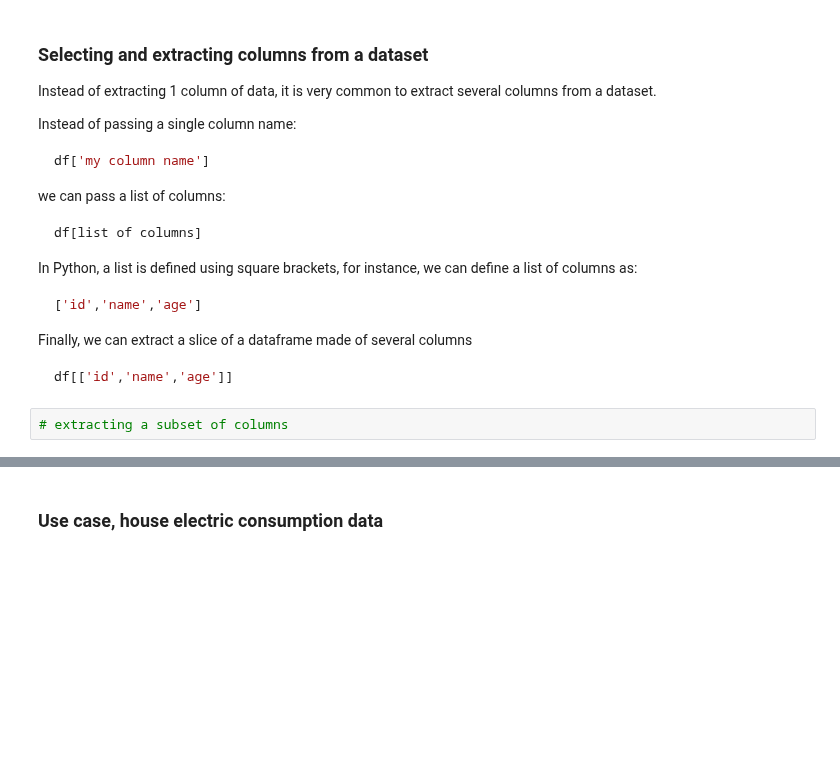
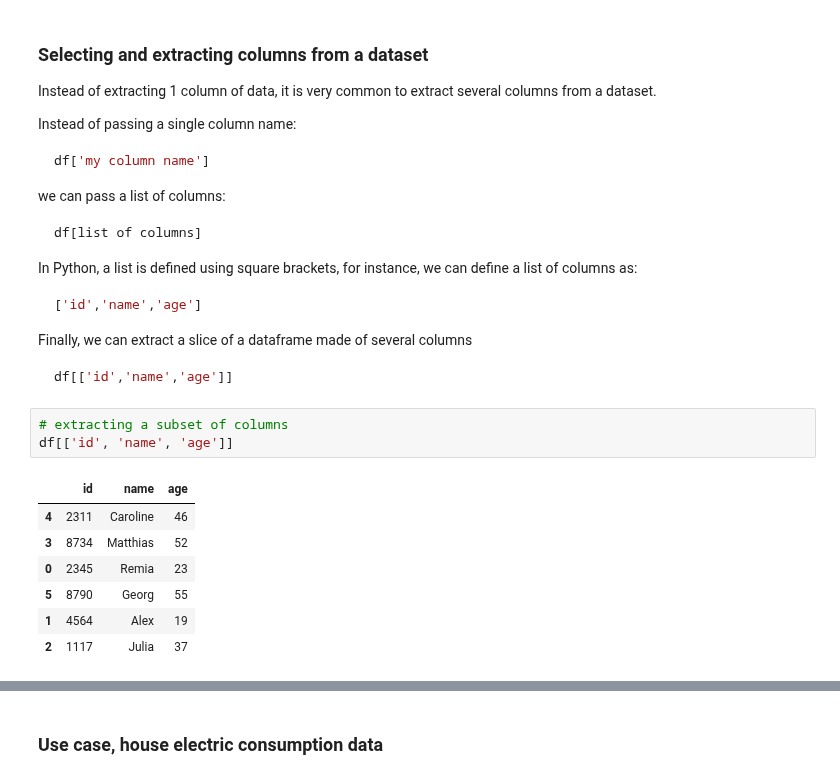
Before and after one commit to otifant/data-analytics-course-zhaw, a Jupyter notebook: lessions/notebook2.1.ipynb, the cells around one changed output, grey strips where cells are left out. Cells and saved outputs as stored; diff of their text form; blank space fills up the shorter version.

````diff
--- a/lessions/notebook2.1.ipynb
+++ b/lessions/notebook2.1.ipynb
@@ -631,6 +625,15 @@ df[['id','name','age']]
 ```
 # %%
 # extracting a subset of columns
+df[['id', 'name', 'age']]
+# %% [output]
+|  | id | name | age |
+| 4 | 2311 | Caroline | 46 |
+| 3 | 8734 | Matthias | 52 |
+| 0 | 2345 | Remia | 23 |
+| 5 | 8790 | Georg | 55 |
+| 1 | 4564 | Alex | 19 |
+| 2 | 1117 | Julia | 37 |
 # %%
 # min, max, sum, mean, median, etc.
 # https://pandas.pydata.org/docs/reference/frame.html#
````
Also changed, not shown: parts of 14 cells of this notebook.
